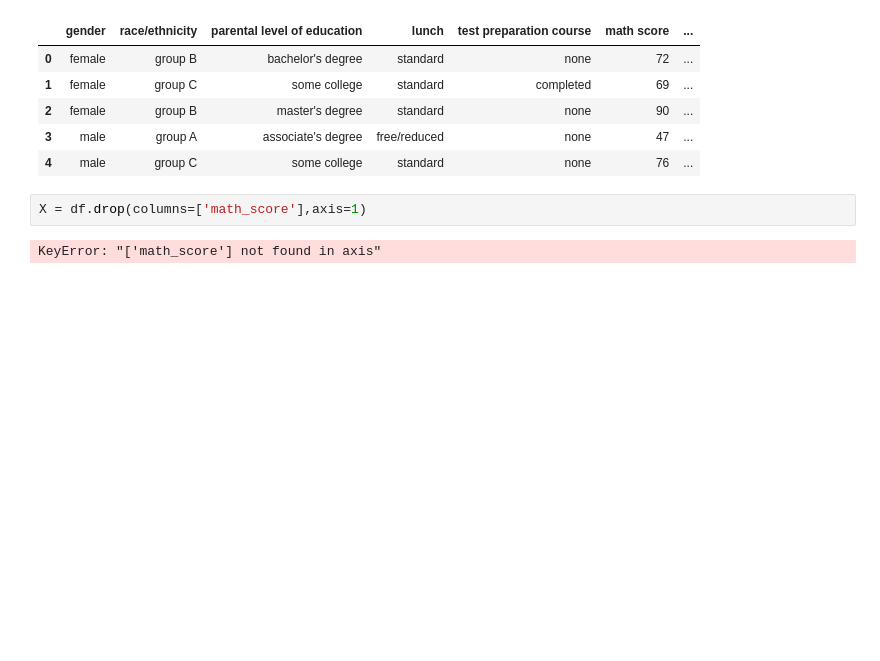
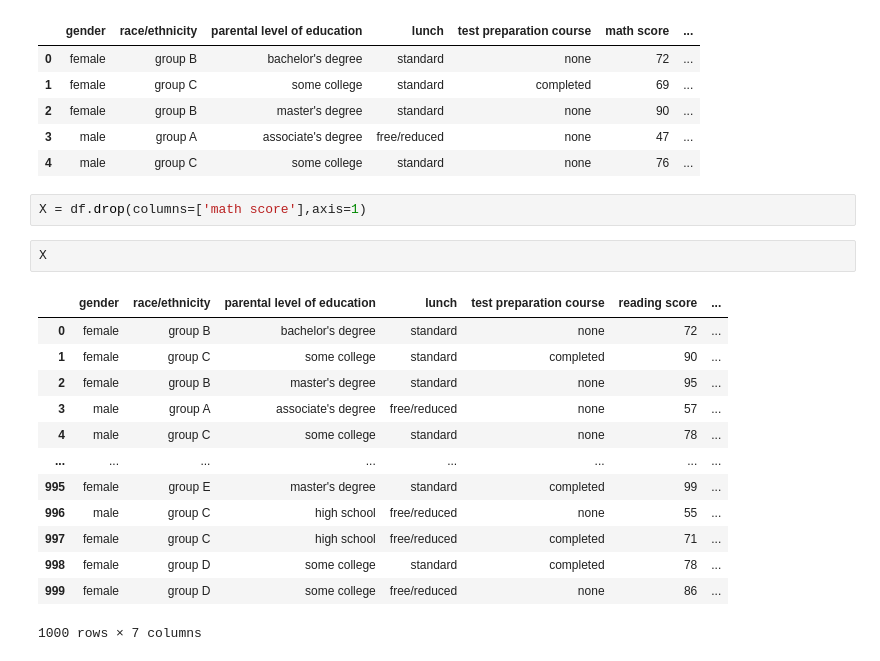
Before and after one commit to VeetiDewangan/ml_1, a Jupyter notebook: notebook/MODEL TRAINING.ipynb, the cells around one changed output. Saved outputs shown, nothing was run; the diff lists cells and outputs as text; blank space fills up the shorter version.

```diff
--- a/notebook/MODEL TRAINING.ipynb
+++ b/notebook/MODEL TRAINING.ipynb
@@ -30,6 +28,20 @@ df.head()
 | 3 | male | group A | associate's degree | free/reduced | none | 47 | ... |
 | 4 | male | group C | some college | standard | none | 76 | ... |
 # %%
-X = df.drop(columns=['math_score'],axis=1)
+X = df.drop(columns=['math score'],axis=1)
-# %% [output]
-KeyError: "['math_score'] not found in axis"
+# %%
+X
+# %% [output]
+|  | gender | race/ethnicity | parental level of education | lunch | test preparation course | reading score | ... |
+| 0 | female | group B | bachelor's degree | standard | none | 72 | ... |
+| 1 | female | group C | some college | standard | completed | 90 | ... |
+| 2 | female | group B | master's degree | standard | none | 95 | ... |
+| 3 | male | group A | associate's degree | free/reduced | none | 57 | ... |
+| 4 | male | group C | some college | standard | none | 78 | ... |
+| ... | ... | ... | ... | ... | ... | ... | ... |
+| 995 | female | group E | master's degree | standard | completed | 99 | ... |
+| 996 | male | group C | high school | free/reduced | none | 55 | ... |
+| 997 | female | group C | high school | free/reduced | completed | 71 | ... |
+| 998 | female | group D | some college | standard | completed | 78 | ... |
+| 999 | female | group D | some college | free/reduced | none | 86 | ... |
+1000 rows × 7 columns
```
Also changed, not shown: parts of 15 cells of this notebook, 5 other files.
